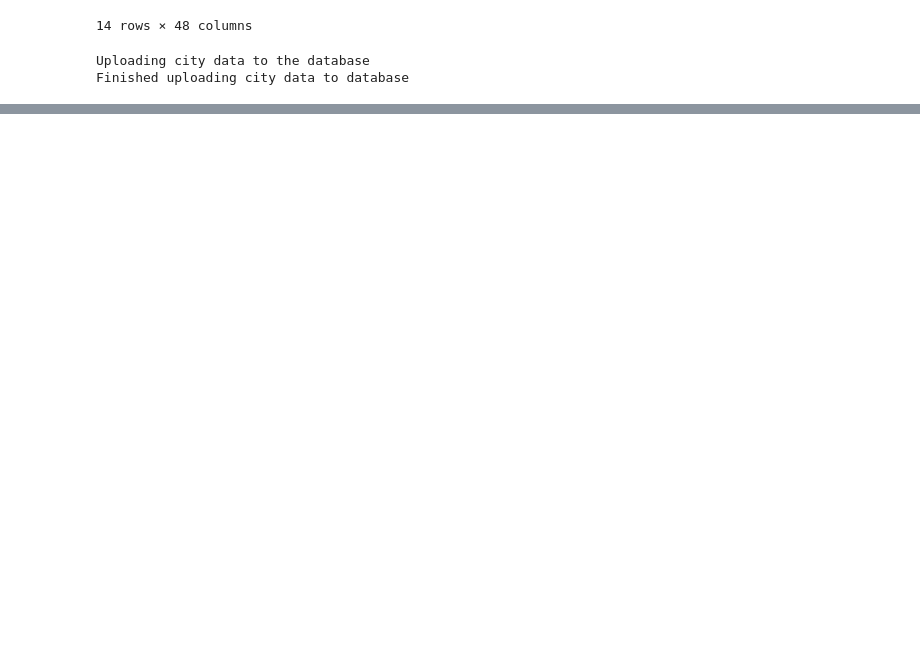
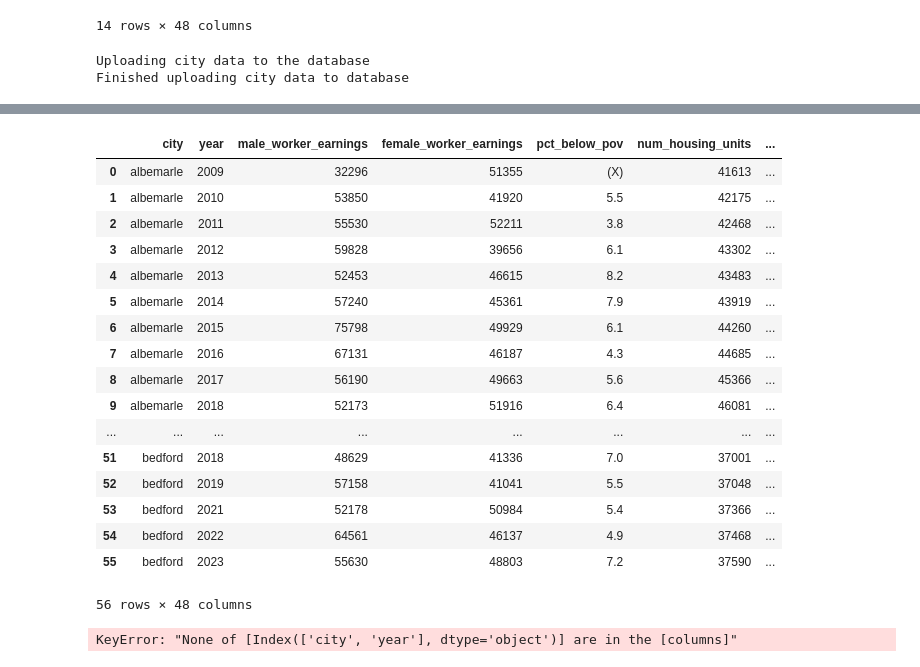
Before and after one commit to j-miskill/climate-ville, a Jupyter notebook: sandbox.ipynb, the cells around one changed output, grey strips where cells are left out. Saved outputs shown, nothing was run; the diff lists cells and outputs as text; code cells hidden in the pictures; blank space fills up the shorter version.

```diff
--- a/sandbox.ipynb
+++ b/sandbox.ipynb
@@ -95,3 +96,35 @@ Working on:  015
+# %%
+final_df
+# %% [output]
+|  | city | year | male_worker_earnings | female_worker_earnings | pct_below_pov | num_housing_units | ... |
+| 0 | albemarle | 2009 | 32296 | 51355 | (X) | 41613 | ... |
+| 1 | albemarle | 2010 | 53850 | 41920 | 5.5 | 42175 | ... |
+| 2 | albemarle | 2011 | 55530 | 52211 | 3.8 | 42468 | ... |
+| 3 | albemarle | 2012 | 59828 | 39656 | 6.1 | 43302 | ... |
+| 4 | albemarle | 2013 | 52453 | 46615 | 8.2 | 43483 | ... |
+| 5 | albemarle | 2014 | 57240 | 45361 | 7.9 | 43919 | ... |
+| 6 | albemarle | 2015 | 75798 | 49929 | 6.1 | 44260 | ... |
+| 7 | albemarle | 2016 | 67131 | 46187 | 4.3 | 44685 | ... |
+| 8 | albemarle | 2017 | 56190 | 49663 | 5.6 | 45366 | ... |
+| 9 | albemarle | 2018 | 52173 | 51916 | 6.4 | 46081 | ... |
+| ... | ... | ... | ... | ... | ... | ... | ... |
+| 51 | bedford | 2018 | 48629 | 41336 | 7.0 | 37001 | ... |
+| 52 | bedford | 2019 | 57158 | 41041 | 5.5 | 37048 | ... |
+| 53 | bedford | 2021 | 52178 | 50984 | 5.4 | 37366 | ... |
+| 54 | bedford | 2022 | 64561 | 46137 | 4.9 | 37468 | ... |
+| 55 | bedford | 2023 | 55630 | 48803 | 7.2 | 37590 | ... |
+56 rows × 48 columns
+# %%
+# existing_data = pd.read_sql('SELECT city, year FROM city_data', engine)
+# new_rows = final_df[~final_df[['city', 'year']].isin(existing_data[['city', 'year']])]
+# final_df[['city', 'year']].isin(existing_data[['city', 'year']])
+
+final_df.set_index(['city', 'year'], inplace=True)
+exists = ('albemarle', '2022') in final_df.index
+exists
+# final_df.to_sql("city_data", con=engine, index=False, chunksize=1000, if_exists="replace")
+# %% [output]
+KeyError: "None of [Index(['city', 'year'], dtype='object')] are in the [columns]"
 # %%
 
 query = """
```
Also changed, not shown: parts of 7 cells of this notebook, 2 other files.
